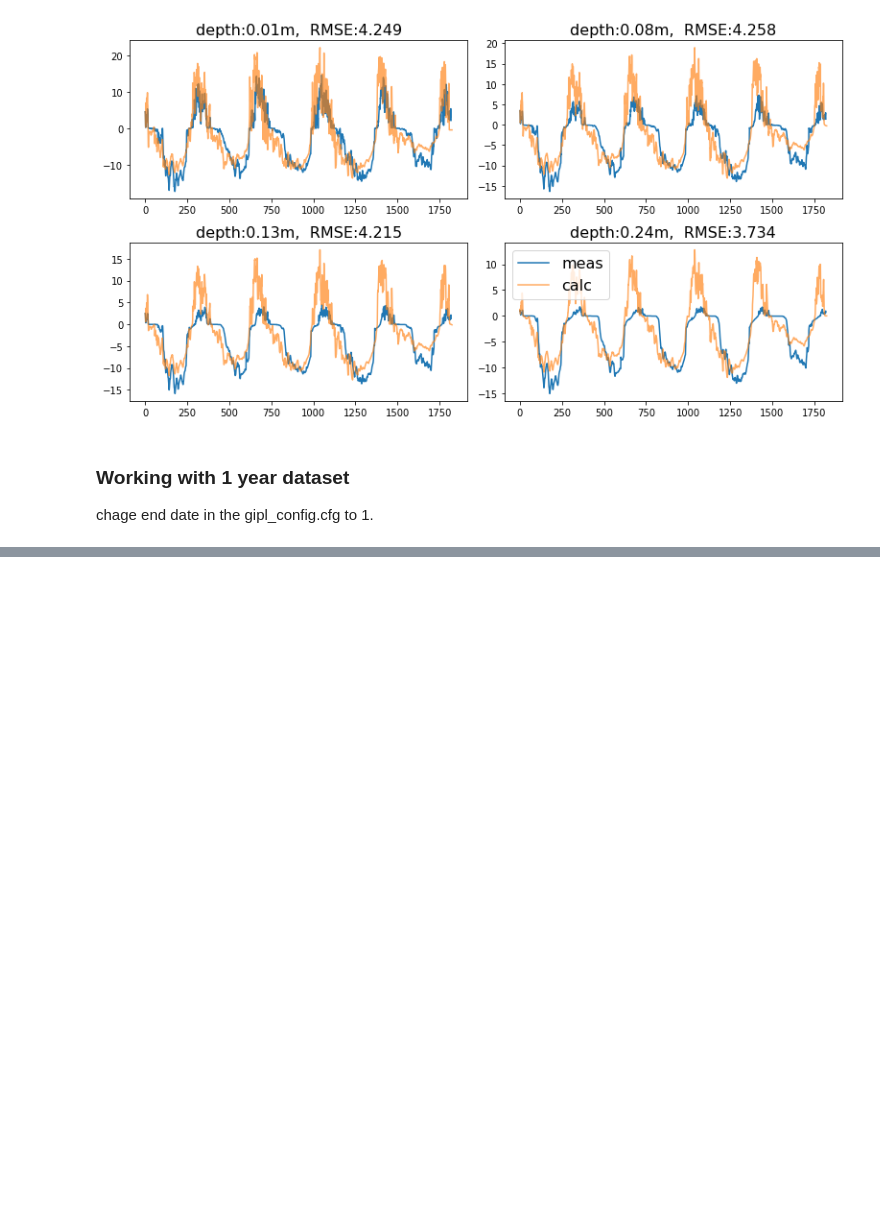
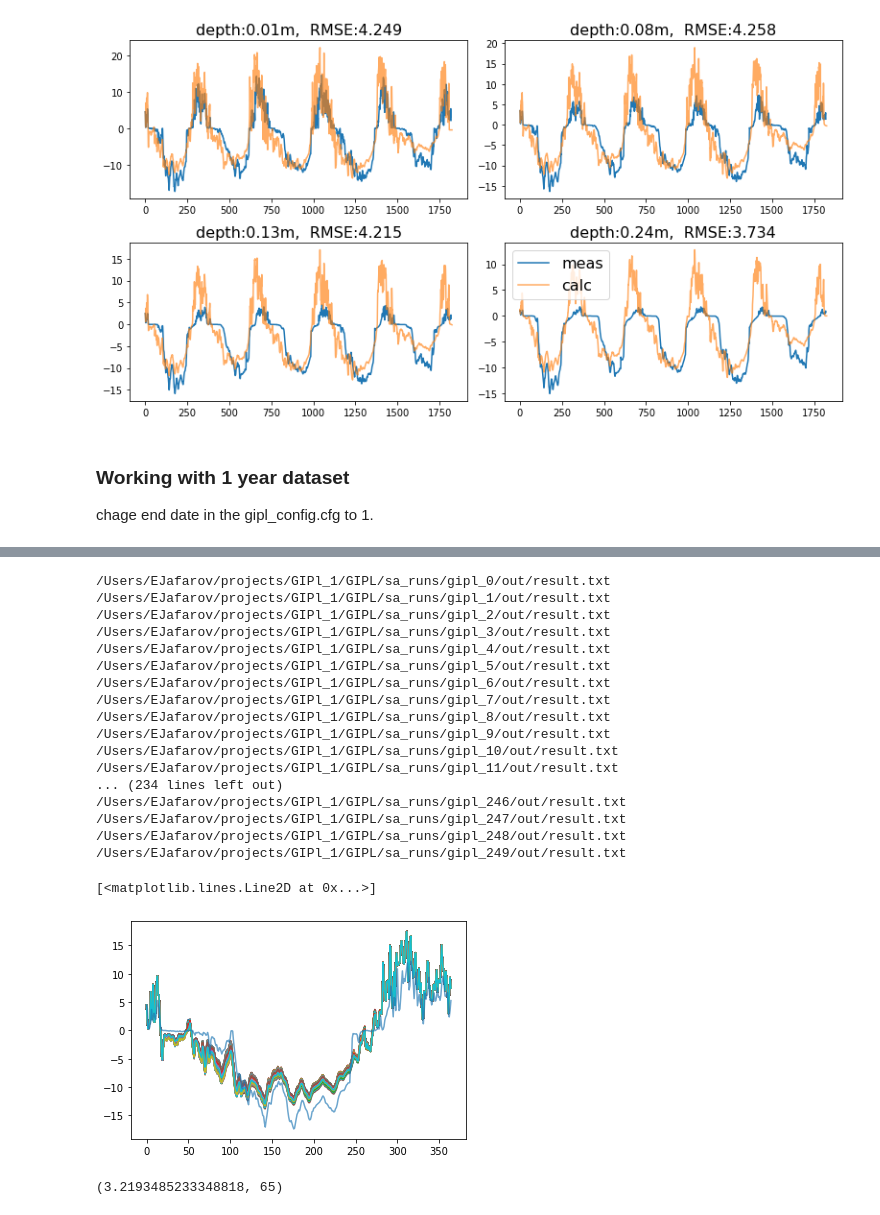
Before and after one commit to allisonwelch1/GIPL, a Jupyter notebook: allison_results_plot.ipynb, the cells around one changed output, grey strips where cells are left out. Saved outputs shown, nothing was run; the diff lists cells and outputs as text; code cells hidden in the pictures; blank space fills up the shorter version.

```diff
--- a/allison_results_plot.ipynb
+++ b/allison_results_plot.ipynb
@@ -142,0 +135,65 @@ plot_ground_temps(hh)
+# %%
+def load_icalc(outpath):
+    calc_file=outpath / "out/result.txt"
+    print(calc_file)
+    calc_data = np.loadtxt(calc_file, skiprows=0,  unpack=False)
+    calc_header=['id','time','Tair','snow','0.01m', '0.08m', '0.13m', '0.24m', '0.38m', '0.53m', '0.67m' ]
+    df = pd.DataFrame(calc_data, columns=calc_header)
+    return df
+
+def read_yaml():
+    with open("config.yaml") as config_file:
+        try:
+            config = yaml.safe_load(config_file)
+            return config
+        except yaml.YAMLError as exc:
+            print(exc)
+
+def parse_config(config_data):
+    perturbation_range = config_data.get("perturbation_range")
+    n_samples = config_data.get("n_samples")
+    data_matrix = config_data.get("data")[0]
+
+    return perturbation_range, n_samples, data_matrix
+
+perturbation_range, n_samples, data = parse_config(read_yaml())
+# %%
+# run sensitivity analysis script
+#!python sa_for_gipl.py
+# read number of sample from config.yaml
+perturbation_range, n_samples, data = parse_config(read_yaml())
+# plot all samples for a given depth
+rmse=[]
+for sample in range(n_samples):
+    isample="sa_runs/gipl_"+str(sample)
+    ipath=GIPL_PATH / isample
+    ires=load_icalc(ipath)
+    rmse.append(np.sqrt(np.mean((ires["0.01m"]-df_meas["0.01m"].iloc[:365])**2)))
+    plt.plot(ires["0.01m"])
+plt.plot(df_meas["0.01m"].iloc[:365],alpha=0.65)
+# %% [output]
+/Users/EJafarov/projects/GIPl_1/GIPL/sa_runs/gipl_0/out/result.txt
+/Users/EJafarov/projects/GIPl_1/GIPL/sa_runs/gipl_1/out/result.txt
+/Users/EJafarov/projects/GIPl_1/GIPL/sa_runs/gipl_2/out/result.txt
+/Users/EJafarov/projects/GIPl_1/GIPL/sa_runs/gipl_3/out/result.txt
+/Users/EJafarov/projects/GIPl_1/GIPL/sa_runs/gipl_4/out/result.txt
+/Users/EJafarov/projects/GIPl_1/GIPL/sa_runs/gipl_5/out/result.txt
+/Users/EJafarov/projects/GIPl_1/GIPL/sa_runs/gipl_6/out/result.txt
+/Users/EJafarov/projects/GIPl_1/GIPL/sa_runs/gipl_7/out/result.txt
+/Users/EJafarov/projects/GIPl_1/GIPL/sa_runs/gipl_8/out/result.txt
+/Users/EJafarov/projects/GIPl_1/GIPL/sa_runs/gipl_9/out/result.txt
+/Users/EJafarov/projects/GIPl_1/GIPL/sa_runs/gipl_10/out/result.txt
+/Users/EJafarov/projects/GIPl_1/GIPL/sa_runs/gipl_11/out/result.txt
+... (234 lines left out)
+/Users/EJafarov/projects/GIPl_1/GIPL/sa_runs/gipl_246/out/result.txt
+/Users/EJafarov/projects/GIPl_1/GIPL/sa_runs/gipl_247/out/result.txt
+/Users/EJafarov/projects/GIPl_1/GIPL/sa_runs/gipl_248/out/result.txt
+/Users/EJafarov/projects/GIPl_1/GIPL/sa_runs/gipl_249/out/result.txt
+[<matplotlib.lines.Line2D at 0x...>]
+[figure, added]
+# %%
+#min(rmse)
+val, idx = min((val, idx) for (idx, val) in enumerate(rmse))
+val, idx
+# %% [output]
+(3.2193485233348818, 65)
```
Also changed, not shown: parts of 12 cells of this notebook.
